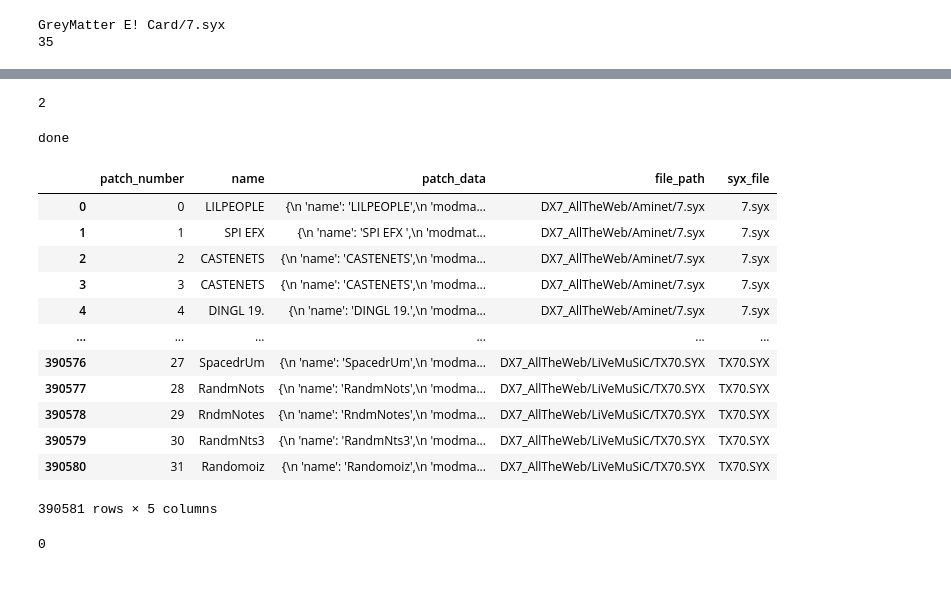
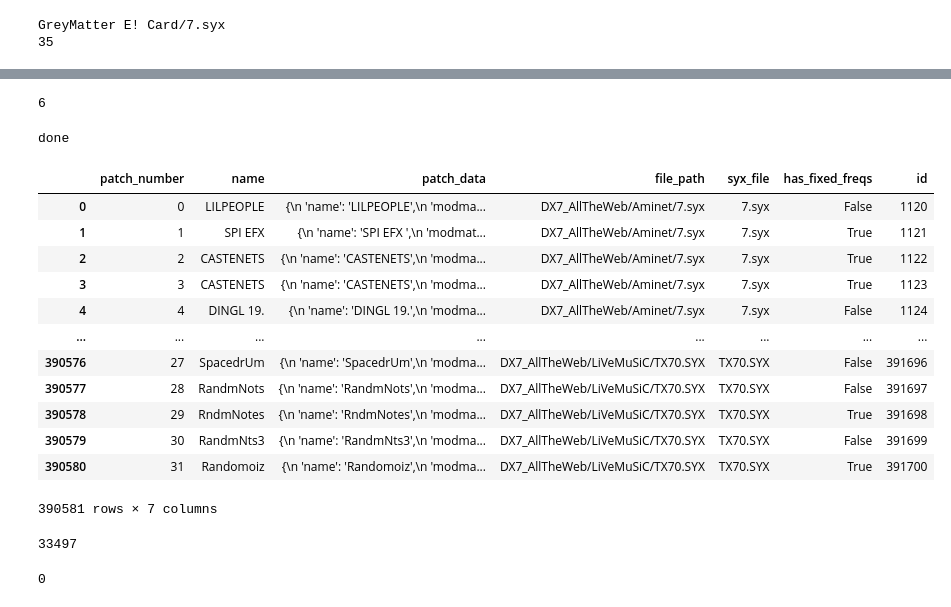
Before and after one commit to hoyso48/GCT634_final, a Jupyter notebook: dataset.ipynb, the cells around one changed output, grey strips where cells are left out. Saved outputs shown, nothing was run; the diff lists cells and outputs as text; code cells hidden in the pictures.

```diff
--- a/dataset.ipynb
+++ b/dataset.ipynb
@@ -23,5 +25,8 @@ print(len(syx_files))
 GreyMatter E! Card/7.syx
 35
 # %%
-patch_data = load_patch_from_bulk('/home/hoyeol/projects/GCT634_final/data/dx7_patches/DX7_YAMAHA/Factory patches/rom1a.syx', patch_number=2, load_from_sysex=True)
-patch_data
+for i in range(100):
+    patch_data = load_patch_from_bulk('/home/hoyeol/projects/GCT634_final/data/dx7_patches/DX7_YAMAHA/Factory patches/rom1a.syx', patch_number=i, load_from_sysex=True)
+    if patch_data['name'] not in ['TUB BELLS', 'STEEL DRU']:
+        if patch_data['has_fixed_freqs']:
+            break
@@ -83,8 +76,8 @@ def load_patch_from_bulk(bulk_patches,patch_number:int = 0,load_from_sysex=False
 
     return load_patch(patch)
 # %%
-def valid_char(c):
-    if ord(c) < 32 or ord(c) == 127:
+def valid_char(c, invalid_chars=['/', '\\']):
+    if (ord(c) < 32 or ord(c) == 127 or c in invalid_chars):
         return False
     return True
 
@@ -95,14 +88,15 @@ def is_invalid_name(name):
         return True
     return False
 
-def clean_name(name, replace='INVALID'):
+def clean_name(name, replace='_NULL_', nan_names = ['NULL', 'N/A', 'NaN'], length=10):
     if not isinstance(name, str):
         return replace
-    elif 'NULL' in name:
+    elif name in nan_names:
         return replace
     # 출력 가능한 문자만 남김 (null byte, \x1c 등 제거)
-    cleaned = ''.join(c for c in name if valid_char(c)).strip()
-    return cleaned if cleaned else replace
+    cleaned = ''.join(c for c in name if valid_char(c))
+    cleaned = cleaned if cleaned else replace
+    return cleaned[:length]
 # %%
 from tqdm import tqdm
 import numpy as np
@@ -112,7 +106,8 @@ data = {
     'name': [],
     'patch_data': [],
     'file_path': [],
-    'syx_file': []
+    'syx_file': [],
+    'has_fixed_freqs': []
 }
 syx_files = find_syx_files(target_directory)
 total = 0
@@ -129,8 +124,10 @@ for j in tqdm(range(len(syx_files))):
         data['file_path'].append('DX7_YAMAHA/' + syx_file)
         data['syx_file'].append(syx_file.split('/')[-1])
         data['name'].append(patch_data['name'])
+        data['has_fixed_freqs'].append(patch_data['has_fixed_freqs'])
 print("done")
 df = pd.DataFrame(data)
+df['id'] = list(range(len(df)))
 df
 # %% [output]
 done
@@ -151,56 +148,62 @@ done
 print(df['name'].apply(is_invalid_name).sum())
 df['name'] = df['name'].apply(clean_name)
 df.to_csv('DX7_YAMAHA.csv')
+df1_len = len(df)
 # %% [output]
-2
+6
 # %%
 from tqdm import tqdm
 import numpy as np
 target_directory = "/home/hoyeol/projects/GCT634_final/data/dx7_patches/DX7_AllTheWeb"
 data = {
     'patch_number': [],
     'name': [],
     'patch_data': [],
     'file_path': [],
-    'syx_file': []
+    'syx_file': [],
+    'has_fixed_freqs': []
 }
 syx_files = find_syx_files(target_directory)
 total = 0
 for j in tqdm(range(len(syx_files))):
     syx_file = syx_files[j]
     bulk_patches = np.fromfile(os.path.join(target_directory, syx_file), dtype=np.uint8)
     num_patches = (bulk_patches.shape[0]-6) // 128
     for i in range(num_patches):
         patch_data = load_patch_from_bulk(bulk_patches, patch_number=i, load_from_sysex=True)
         validate_specs(patch_data)
         total += 1
         data['patch_number'].append(i)
         data['patch_data'].append(serialize_specs(patch_data))
         data['file_path'].append('DX7_AllTheWeb/' + syx_file)
         data['syx_file'].append(syx_file.split('/')[-1])
         data['name'].append(patch_data['name'])
+        data['has_fixed_freqs'].append(patch_data['has_fixed_freqs'])
 print("done")
 df = pd.DataFrame(data)
+df['id'] = list(range(df1_len, df1_len + len(df)))
 df
 # %% [output]
 done
-|  | patch_number | name | patch_data | file_path | syx_file |
-| 0 | 0 | LILPEOPLE | {\n 'name': 'LILPEOPLE',\n 'modma... | DX7_AllTheWeb/Aminet/7.syx | 7.syx |
-| 1 | 1 | SPI EFX | {\n 'name': 'SPI EFX ',\n 'modmat... | DX7_AllTheWeb/Aminet/7.syx | 7.syx |
-| 2 | 2 | CASTENETS | {\n 'name': 'CASTENETS',\n 'modma... | DX7_AllTheWeb/Aminet/7.syx | 7.syx |
-| 3 | 3 | CASTENETS | {\n 'name': 'CASTENETS',\n 'modma... | DX7_AllTheWeb/Aminet/7.syx | 7.syx |
-| 4 | 4 | DINGL 19. | {\n 'name': 'DINGL 19.',\n 'modma... | DX7_AllTheWeb/Aminet/7.syx | 7.syx |
-| ... | ... | ... | ... | ... | ... |
-| 390576 | 27 | SpacedrUm | {\n 'name': 'SpacedrUm',\n 'modma... | DX7_AllTheWeb/LiVeMuSiC/TX70.SYX | TX70.SYX |
-| 390577 | 28 | RandmNots | {\n 'name': 'RandmNots',\n 'modma... | DX7_AllTheWeb/LiVeMuSiC/TX70.SYX | TX70.SYX |
-| 390578 | 29 | RndmNotes | {\n 'name': 'RndmNotes',\n 'modma... | DX7_AllTheWeb/LiVeMuSiC/TX70.SYX | TX70.SYX |
-| 390579 | 30 | RandmNts3 | {\n 'name': 'RandmNts3',\n 'modma... | DX7_AllTheWeb/LiVeMuSiC/TX70.SYX | TX70.SYX |
-| 390580 | 31 | Randomoiz | {\n 'name': 'Randomoiz',\n 'modma... | DX7_AllTheWeb/LiVeMuSiC/TX70.SYX | TX70.SYX |
+|  | patch_number | name | patch_data | file_path | syx_file | has_fixed_freqs | id |
+| 0 | 0 | LILPEOPLE | {\n 'name': 'LILPEOPLE',\n 'modma... | DX7_AllTheWeb/Aminet/7.syx | 7.syx | False | 1120 |
+| 1 | 1 | SPI EFX | {\n 'name': 'SPI EFX ',\n 'modmat... | DX7_AllTheWeb/Aminet/7.syx | 7.syx | True | 1121 |
+| 2 | 2 | CASTENETS | {\n 'name': 'CASTENETS',\n 'modma... | DX7_AllTheWeb/Aminet/7.syx | 7.syx | True | 1122 |
+| 3 | 3 | CASTENETS | {\n 'name': 'CASTENETS',\n 'modma... | DX7_AllTheWeb/Aminet/7.syx | 7.syx | True | 1123 |
+| 4 | 4 | DINGL 19. | {\n 'name': 'DINGL 19.',\n 'modma... | DX7_AllTheWeb/Aminet/7.syx | 7.syx | False | 1124 |
+| ... | ... | ... | ... | ... | ... | ... | ... |
+| 390576 | 27 | SpacedrUm | {\n 'name': 'SpacedrUm',\n 'modma... | DX7_AllTheWeb/LiVeMuSiC/TX70.SYX | TX70.SYX | False | 391696 |
+| 390577 | 28 | RandmNots | {\n 'name': 'RandmNots',\n 'modma... | DX7_AllTheWeb/LiVeMuSiC/TX70.SYX | TX70.SYX | False | 391697 |
+| 390578 | 29 | RndmNotes | {\n 'name': 'RndmNotes',\n 'modma... | DX7_AllTheWeb/LiVeMuSiC/TX70.SYX | TX70.SYX | True | 391698 |
+| 390579 | 30 | RandmNts3 | {\n 'name': 'RandmNts3',\n 'modma... | DX7_AllTheWeb/LiVeMuSiC/TX70.SYX | TX70.SYX | False | 391699 |
+| 390580 | 31 | Randomoiz | {\n 'name': 'Randomoiz',\n 'modma... | DX7_AllTheWeb/LiVeMuSiC/TX70.SYX | TX70.SYX | True | 391700 |
-390581 rows × 5 columns
+390581 rows × 7 columns
 # %%
 print(df['name'].apply(is_invalid_name).sum())
 df['name'] = df['name'].apply(clean_name)
 df.to_csv('DX7_AllTheWeb.csv')
+# %% [output]
+33497
 # %%
 from scipy.io.wavfile import write
 import IPython.display as ipd
```
Also changed, not shown: parts of 17 cells of this notebook, 15 other files.
